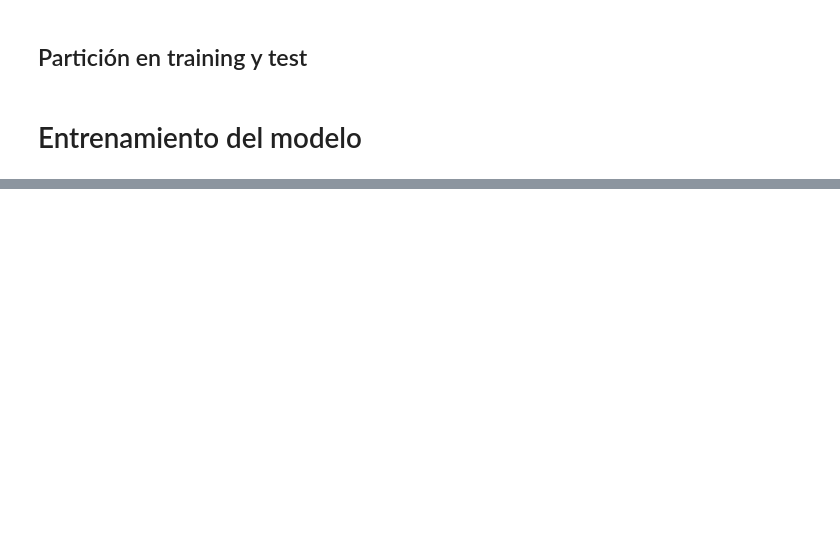
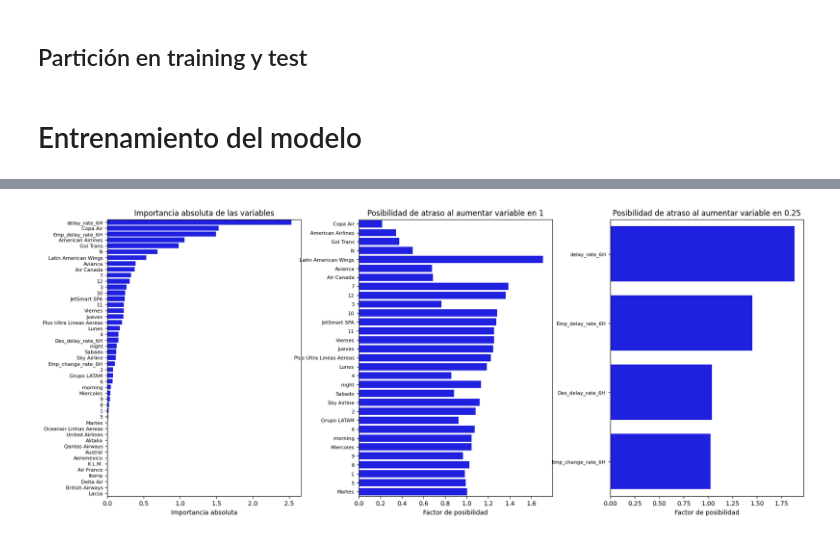
Before and after one commit to CrisBenavides/LATAM_Challenge, a Jupyter notebook: solution.ipynb, the cells around one changed output, grey strips where cells are left out. Saved outputs shown, nothing was run; the diff lists cells and outputs as text; code cells hidden in the pictures; blank space fills up the shorter version.

```diff
--- a/solution.ipynb
+++ b/solution.ipynb
@@ -760,0 +888,40 @@ ROC para test 0.694812864061419
+# %%
+# Crear dataframe con valores de los pesos de cada variable w_i , su valor absoluto abs(w_i), exp(w_i • 1)  y exp(w_i • 0.1) para variables numericas.
+df = pd.DataFrame()
+df['Variable'] = x_train.columns
+df['Importancia'] = best_model.coef_[0]
+df['Importancia_absoluta'] = abs(best_model.coef_[0])
+df['Posibilidad_atraso_al_aumentar_en_1'] = np.exp(best_model.coef_[0])
+df['Posibilidad_atraso_aumentar_en_01'] = np.exp(best_model.coef_[0] * 0.25)
+df_sorted = df.sort_values(by = 'Importancia_absoluta', ascending = False).reset_index(drop = True)
+
+# grilla de subplots
+fig, axs = plt.subplots(1, 3, figsize=(20,8))
+axs = axs.ravel()
+
+# Importancia absoluta
+sns.barplot(x = 'Importancia_absoluta', y = 'Variable', data = df_sorted, color = 'blue', ax = axs[0])
+axs[0].set_xlabel('Importancia absoluta')
+axs[0].set_ylabel('')
+axs[0].set_title('Importancia absoluta de las variables')
+axs[0].tick_params(axis='y', labelsize=8)
+
+# Posibilidad de atraso al aumentar variable en 1 (solo para categoricas)
+sns.barplot(x = 'Posibilidad_atraso_al_aumentar_en_1', y = 'Variable', data = df_sorted[df_sorted["Variable"].isin(all_cat_features)], color = 'blue', ax = axs[1])
+axs[1].set_xlabel('Factor de posibilidad')
+axs[1].set_ylabel('')
+axs[1].set_title('Posibilidad de atraso al aumentar variable en 1')
+axs[1].tick_params(axis='y', labelsize=8)
+plt.subplots_adjust(hspace=0.3, wspace=0.3)
+
+
+# Posibilidad de atraso al aumentar variable en 0.1 (solo para numericas)
+sns.barplot(x = 'Posibilidad_atraso_aumentar_en_01', y = 'Variable', data = df_sorted[df_sorted["Variable"].isin(num_features)], color = 'blue', ax = axs[2])
+axs[2].set_xlabel('Factor de posibilidad')
+axs[2].set_ylabel('')
+axs[2].set_title('Posibilidad de atraso al aumentar variable en 0.25')
+axs[2].tick_params(axis='y', labelsize=8)
+plt.subplots_adjust(hspace=0.3, wspace=0.3)
+plt.show()
+# %% [output]
+[figure, added]
```
Also changed, not shown: parts of 18 cells of this notebook, 1 other file.
